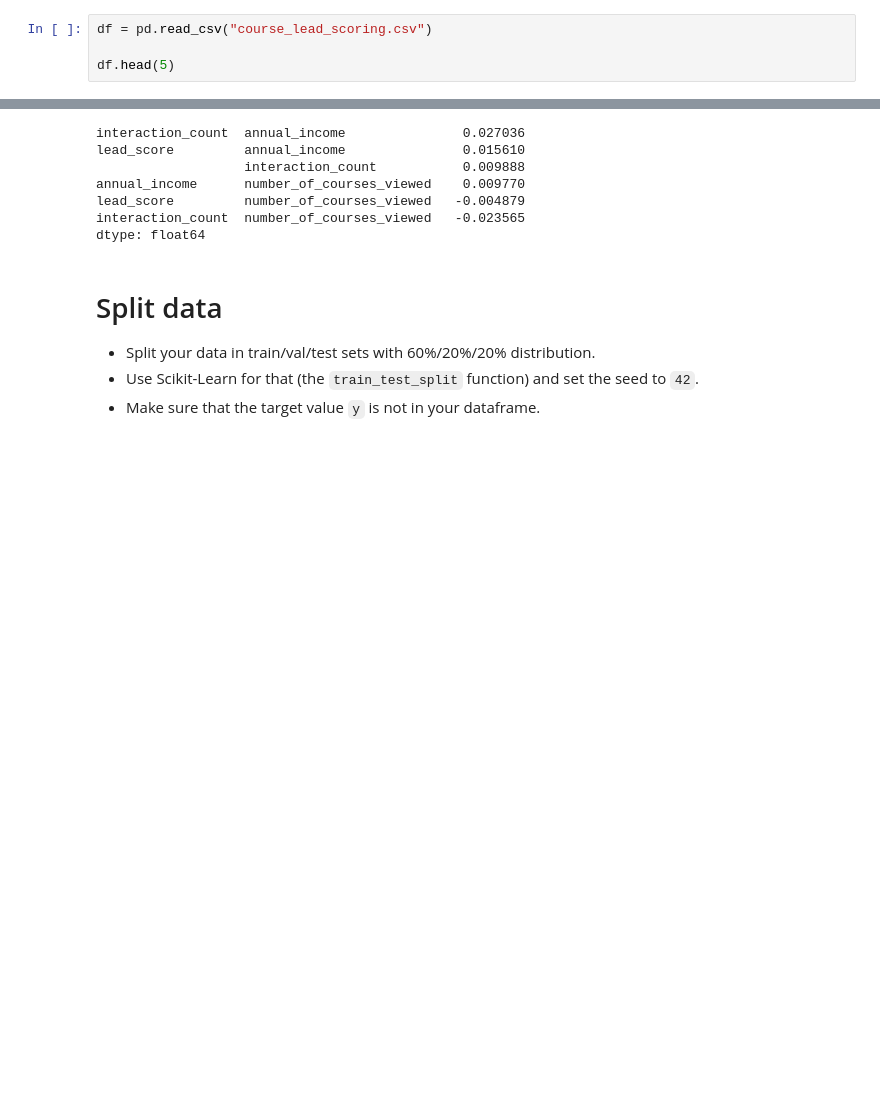
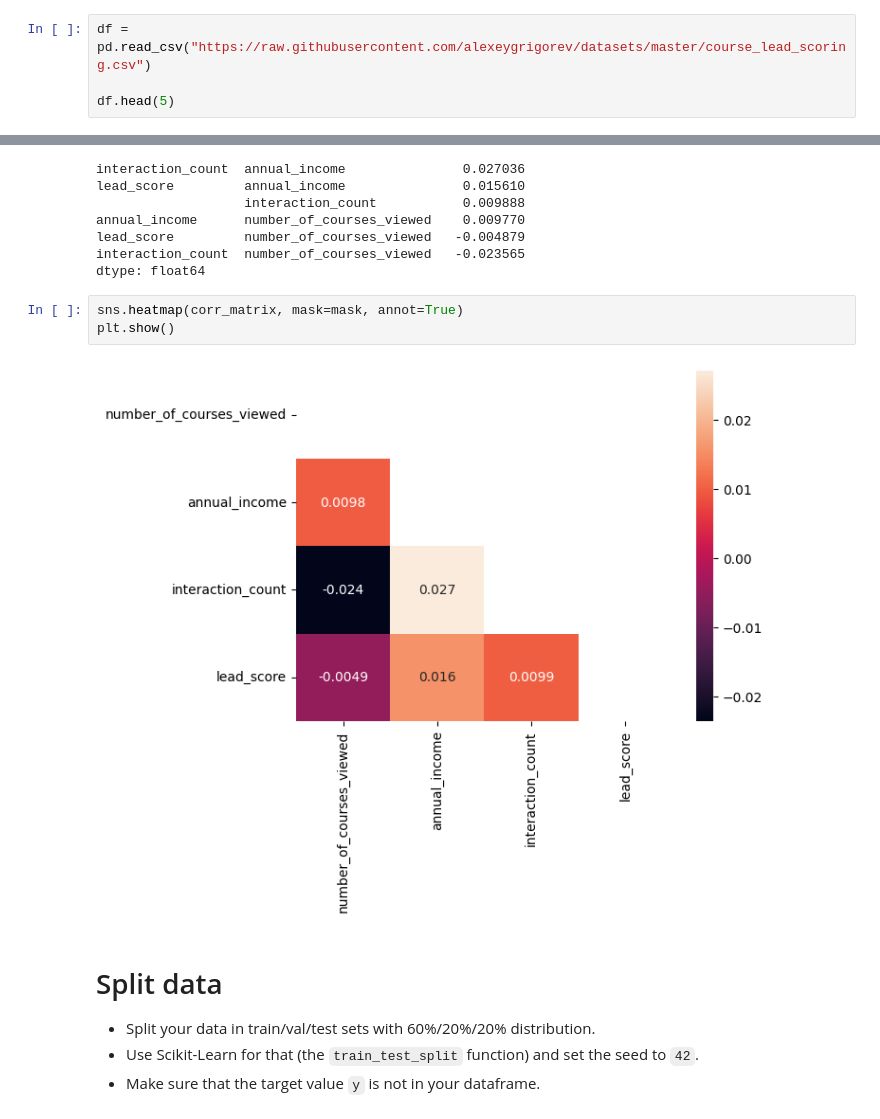
Before and after one commit to hyunwoooh5/ML-homework, a Jupyter notebook: 03-classification/homework.ipynb, the cells around one changed output, grey strips where cells are left out. Drawn from its saved outputs; the diff is of its cells as text; blank space fills up the shorter version.

```diff
--- a/03-classification/homework.ipynb
+++ b/03-classification/homework.ipynb
@@ -25,7 +12,7 @@ course_lead_scoring 100%[===================>]  78.98K  --.-KB/s    in 0.004s
     * For caterogiral features, replace them with 'NA'
     * For numerical features, replace with with 0.0
 # %%
-df = pd.read_csv("course_lead_scoring.csv")
+df = pd.read_csv("https://raw.githubusercontent.com/alexeygrigorev/datasets/master/course_lead_scoring.csv")
 
 df.head(5)
 # %% [output]
@@ -133,6 +120,11 @@ annual_income      number_of_courses_viewed    0.009770
 lead_score         number_of_courses_viewed   -0.004879
 interaction_count  number_of_courses_viewed   -0.023565
 dtype: float64
+# %%
+sns.heatmap(corr_matrix, mask=mask, annot=True)
+plt.show()
+# %% [output]
+[figure, added]
 # %% [markdown]
 # Split data
 
```
Also changed, not shown: parts of 3 cells of this notebook, 8 other files.
